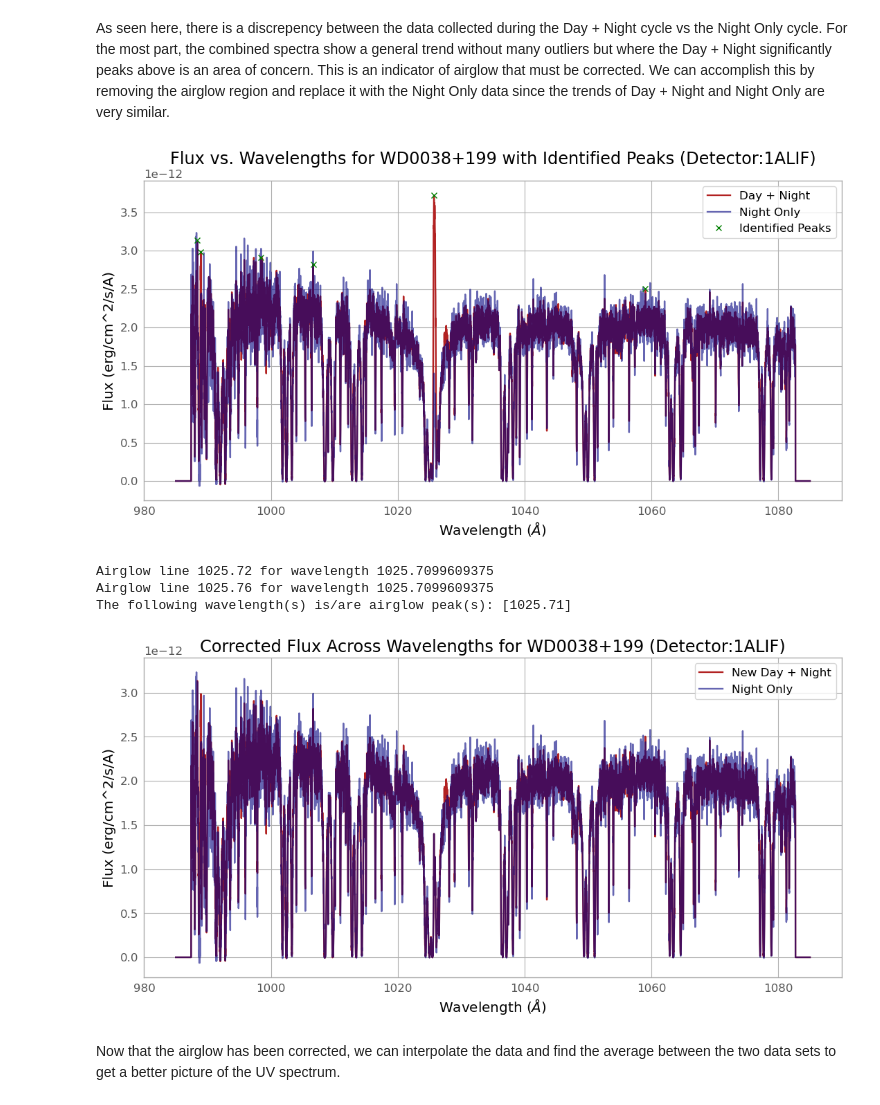
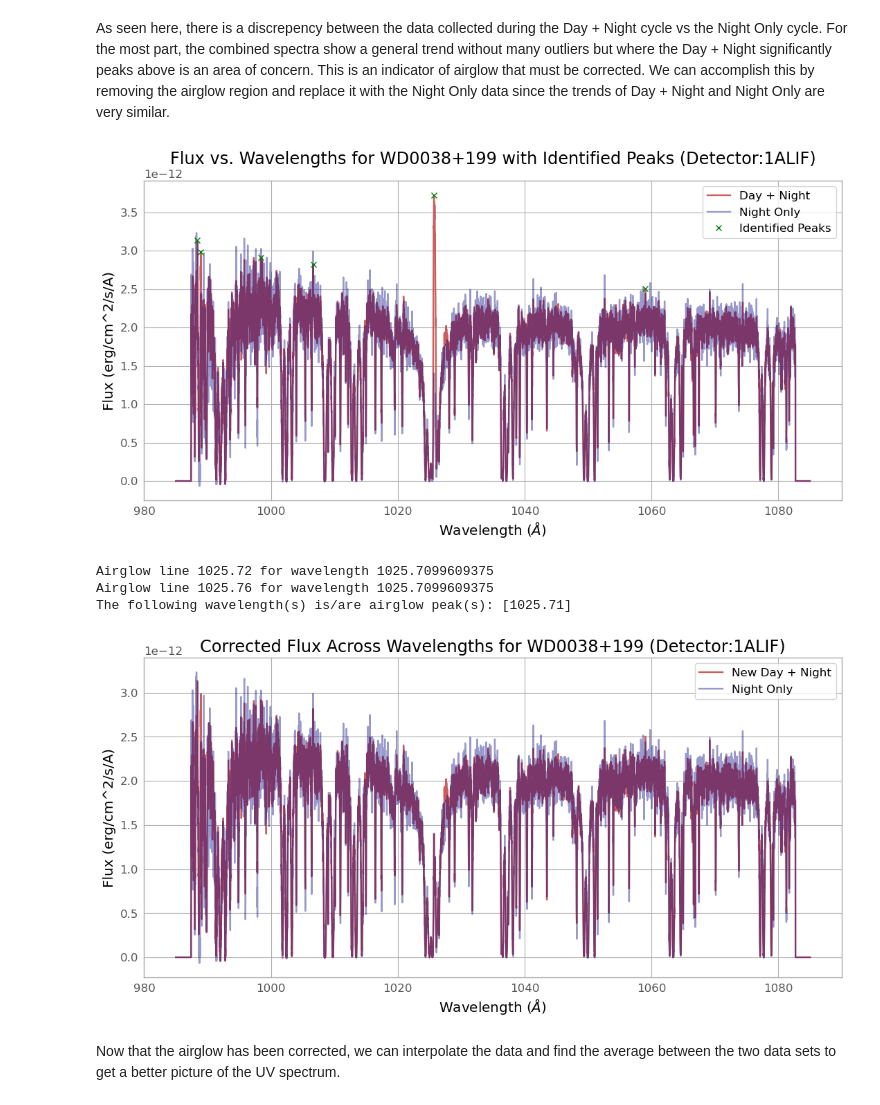
Before and after one commit to asc-csa/FUSE-Tutorial, a Jupyter notebook: code/FUSE Tutorial.ipynb, the cells around one changed output. Drawn from its saved outputs; the diff is of its cells as text; code cells hidden in the pictures.

```diff
--- a/code/FUSE Tutorial.ipynb
+++ b/code/FUSE Tutorial.ipynb
@@ -180,13 +180,14 @@ DEC = hdu[0].header["DEC_TARG"]
 TargetName = hdu[0].header["TARGNAME"]
 
 #Plot the data
+colours = ['black', 'navy', 'mediumseagreen', 'lightblue', 'goldenrod', 'sandybrown','palevioletred', 'maroon']
 plt.figure(figsize = (13, 6))
 SpectrumData = pd.DataFrame()
 for index in range(1, len(hdu)):
     Detector = hdu[index].header["EXTNAME"]
     dict_hdu = {"Detector": Detector, "Wavelengths": Table(hdu[index].data)["WAVE"], "Flux": Table(hdu[index].data)["FLUX"]}
     SpectrumData = SpectrumData._append(dict_hdu, ignore_index= True)
-    plt.plot(Table(hdu[index].data)['WAVE'], Table(hdu[index].data)['FLUX'], label = Detector, alpha = 0.6)
+    plt.plot(Table(hdu[index].data)['WAVE'], Table(hdu[index].data)['FLUX'], label = Detector, color = colours[index-1], alpha = 0.7)
 
 SpectrumData = SpectrumData.rename(index = SpectrumData['Detector'])
 plt.legend(title = "Detectors")
@@ -256,8 +257,8 @@ peaks, _ = sps.find_peaks(Flux_1ALiF, prominence=2.5e-12)
 
 #Plot the data and peaks
 plt.figure(figsize = (13, 6))
-plt.plot(Wavelengths_1ALiF, Flux_1ALiF, color = "firebrick", label = "Day + Night")
-plt.plot(Wavelengths_Night, Flux_Night, color = "navy", alpha = 0.6, label = "Night Only")
+plt.plot(Wavelengths_1ALiF, Flux_1ALiF, color = "indianred", label = "Day + Night")
+plt.plot(Wavelengths_Night, Flux_Night, color = "navy", alpha = 0.4, label = "Night Only")
 plt.plot(Wavelengths_1ALiF[peaks], Flux_1ALiF[peaks], "x", color = "green", label = "Identified Peaks")
 plt.grid(True)
 plt.legend()
@@ -301,37 +302,37 @@ def flux_change(Wavelengths, Wave_Night, Flux, Flux_Night, peaks):
     AirglowPeaks = []
     AirglowPeaks_Night = []
     for i in WavetoAirglow:
         x = np.where(i == Wavelengths)[0][0]
         y = np.where(i == Wave_Night)[0][0]
         AirglowPeaks.append(x)
         AirglowPeaks_Night.append(y)
 
     #Change the value of the Flux to the night value
     for i in AirglowPeaks:
         for j in AirglowPeaks_Night:
             if New_Flux[i] > Flux_Night[j]:
                 New_Flux[i-30:i+30] = Flux_Night[j-30:j+30]
     return New_Flux
 
 NewFlux = flux_change(Wavelengths_1ALiF, Wavelengths_Night, Flux_1ALiF, Flux_Night, peaks)
 
 
 #Plot corrected flux
 plt.figure(figsize = (13, 6))
-plt.plot(Wavelengths_1ALiF, NewFlux, color = "firebrick", label = "New Day + Night")
-plt.plot(Wavelengths_Night, Flux_Night, color = "navy", alpha = 0.6, label = "Night Only")
+plt.plot(Wavelengths_1ALiF, NewFlux, color = "indianred", label = "New Day + Night")
+plt.plot(Wavelengths_Night, Flux_Night, color = "navy", alpha = 0.4, label = "Night Only")
 plt.grid(True)
 plt.legend()
 plt.xlabel("Wavelength ($\\AA$)")
 plt.ylabel("Flux (erg/cm^2/s/A)")
 plt.title(f"Corrected Flux Across Wavelengths for {TargetName} (Detector:{Detector_1ALiF})")
 plt.show()
 # %% [output]
-[figure, old version]
+[figure, new version]
 Airglow line 1025.72 for wavelength 1025.7099609375
 Airglow line 1025.76 for wavelength 1025.7099609375
 The following wavelength(s) is/are airglow peak(s): [1025.71]
-[figure, old version]
+[figure, new version]
 # %% [markdown]
 Now that the airglow has been corrected, we can interpolate the data and find the average between the two data sets to get a better picture of the UV spectrum.
 # %%
```
Also changed, not shown: parts of 6 cells of this notebook.
